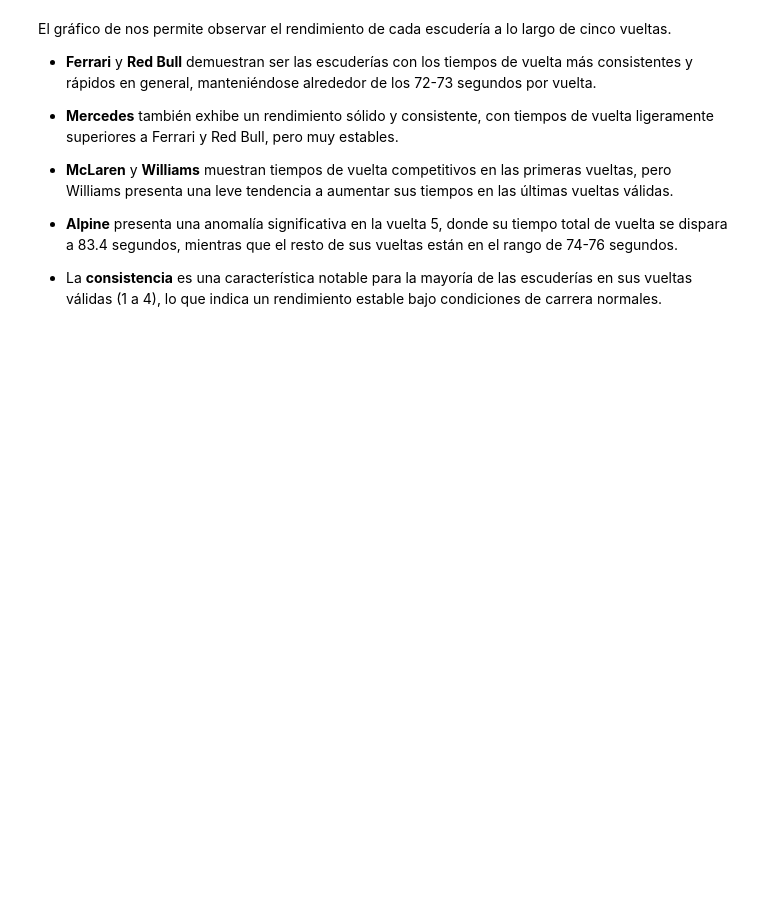
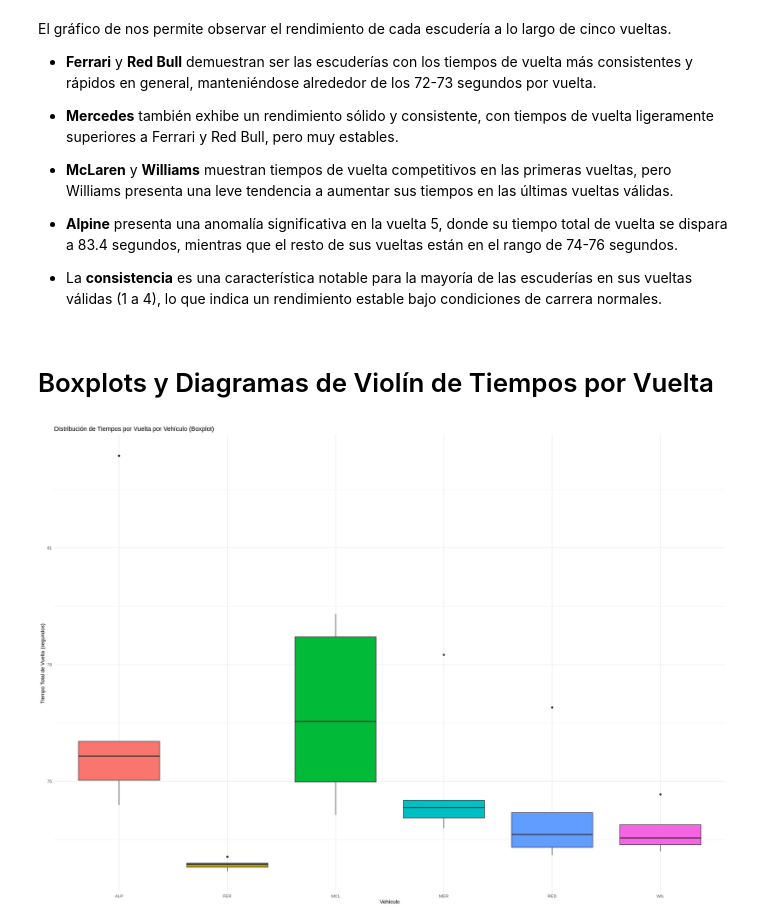
Before and after one commit to LuppeCh/F1EDA, a Jupyter notebook: Exploración_de_Datos_Trabajo_Final.ipynb, the cells around one changed output. Cells and saved outputs as stored; diff of their text form; code cells hidden in the pictures; blank space fills up the shorter version.

```diff
--- a/Exploración_de_Datos_Trabajo_Final.ipynb
+++ b/Exploración_de_Datos_Trabajo_Final.ipynb
@@ -534,3 +534,17 @@ El gráfico de nos permite observar el rendimiento de cada escudería a lo largo
 *   **Alpine** presenta una anomalía significativa en la vuelta 5, donde su tiempo total de vuelta se dispara a 83.4 segundos, mientras que el resto de sus vueltas están en el rango de 74-76 segundos.
 
 *   La **consistencia** es una característica notable para la mayoría de las escuderías en sus vueltas válidas (1 a 4), lo que indica un rendimiento estable bajo condiciones de carrera normales.
+# %% [markdown]
+# Boxplots y Diagramas de Violín de Tiempos por Vuelta
+# %%
+ggplot(lap_times_summary, aes(x = carId, y = total_lap_time, fill = carId)) +
+  geom_boxplot() +
+  labs(
+    title = "Distribución de Tiempos por Vuelta por Vehículo (Boxplot)",
+    x = "Vehículo",
+    y = "Tiempo Total de Vuelta (segundos)"
+  ) +
+  theme_minimal() +
+  theme(legend.position = "none")
+# %% [output]
+[figure, added]
```
Also changed, not shown: parts of 6 cells of this notebook.
